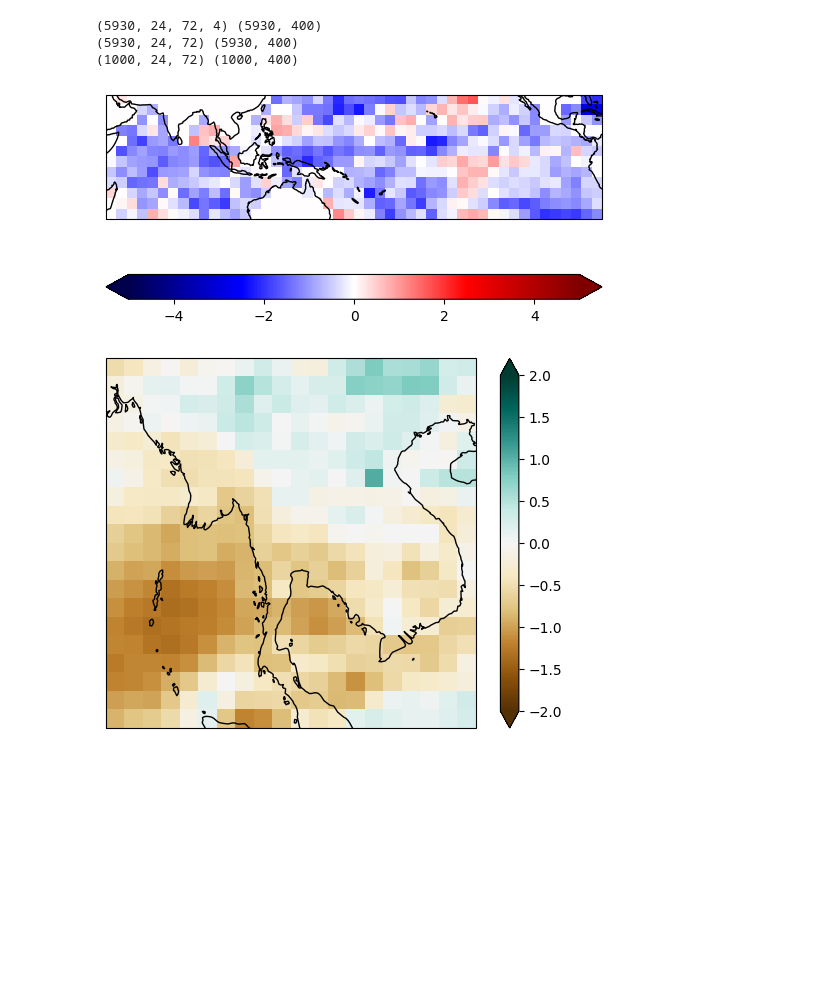
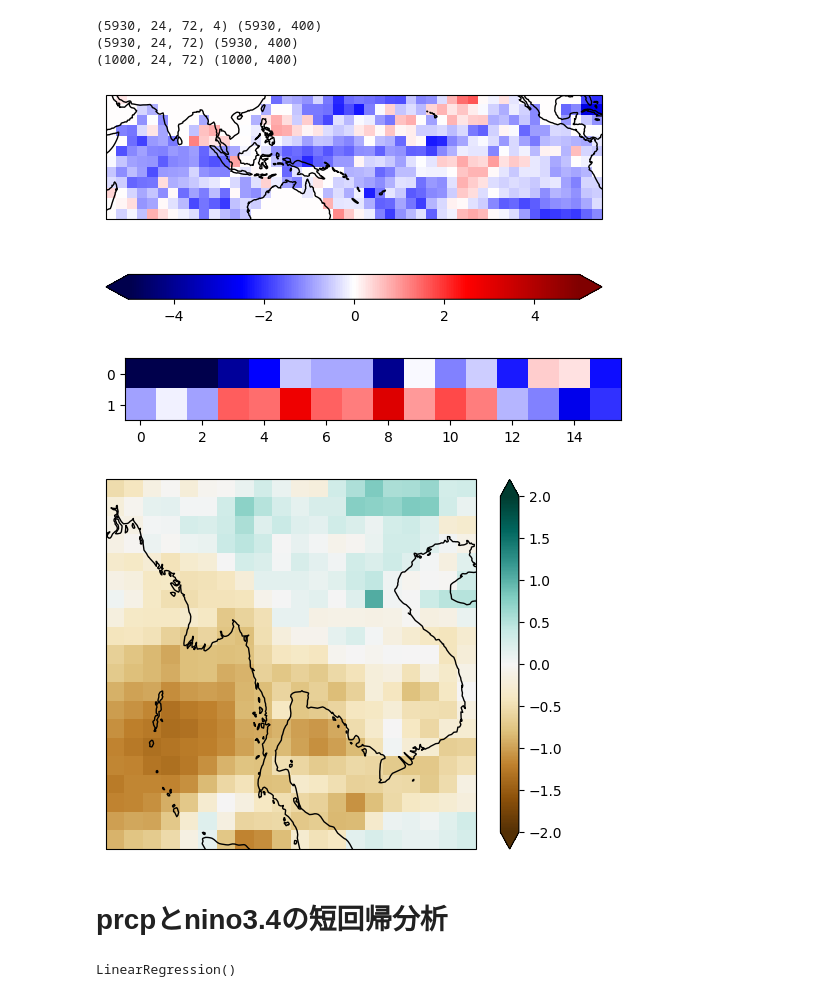
Before and after one commit to HalKiyo/ryzen5900_jupyter_test, a Jupyter notebook: test_workspace/nino34_test/single_regression_analysis.ipynb, the cells around one changed output. Cells and saved outputs as stored; diff of their text form; code cells hidden in the pictures; blank space fills up the shorter version.

Commit message:
regression

```diff
--- a/test_workspace/nino34_test/single_regression_analysis.ipynb
+++ b/test_workspace/nino34_test/single_regression_analysis.ipynb
@@ -119,32 +99,67 @@ with open(val_path, 'rb') as f:
     data = pickle.load(f)
 x_train, y_train, x_val, y_val, val_dct = data['x_train'], data['y_train'], data['x_val'], data['y_val'], data['val_dct']
 val_model, val_year = val_dct['model'], val_dct['year'] # validationモデルと年のdict
 print(x_train.shape, y_train.shape)
 
 # 訓練データ
 sst_train = x_train[:, :, :, 2]
 prcp_train = y_train
 print(sst_train.shape, prcp_train.shape)
 
 # テストデータ
 sst_test = x_val[:, :, :, 2]
 prcp_test = y_val
 print(sst_test.shape, prcp_test.shape)
 
 # テストデータセットに含まれるsstとprcpを確認 index=0
+# nino3.4 index is defined as the average of SST anomalies over the region 5N-5S and 170-120W
 index = 0
+
+# draw 30N-30S, 45E-75W
 img_extent = (-135, 105, -30, 30)
-
 sst_tmp = sst_test[index, :, :]
 sst_masked = mask(sst_tmp)
 ocean = sst_masked[6:18, 9:57]
 show_sst(ocean, img_extent, vmin=-5, vmax=5)
 
+# draw nino3.4
+nino = ocean[5:-5, 27+2:-3]
+plt.imshow(nino, cmap=plt.get_cmap('seismic'), norm=Normalize(vmin=-1.5, vmax=1.5))
+plt.show()
+
+#  draw prcp
 prcp_tmp = prcp_test[index, :].reshape(20, 20)
 show_prcp(prcp_tmp, vmin=-2, vmax=2)
 # %% [output]
 (5930, 24, 72, 4) (5930, 400)
 (5930, 24, 72) (5930, 400)
 (1000, 24, 72) (1000, 400)
 [figure]
-[figure, old version]
+[figure, new version]
+[figure, added]
+# %% [markdown]
+# prcpとnino3.4の短回帰分析
+# %%
+from sklearn.linear_model import LinearRegression
+
+# 特異値行列を計算と指定した特異値ベクトルの確認
+mode_index = 1 # 確認したい特異値ベクトルを選択
+
+# sstの行列を作成
+umi = sst_train[:, 6:18, 9:57] # 太平洋とインド洋の部分を切り出し
+umi = umi[:, 5:-5, 27+2:-3] # nino3.4海域切り出し
+umi = umi.reshape(umi.shape[0], umi.shape[1]*umi.shape[2])
+X = np.mean(umi, axis=1)
+
+# prcpの行列を作成
+ame = prcp_train.reshape(len(prcp_train), 20, 20) # 降水のデータを切り出し
+ame = ame.transpose(1,2,0)
+Y = latlon_to_X(ame) # PRCPの行列を作成
+Y_mean = np.mean(Y, axis=0)
+
+# 短回帰分析
+X, Y_mean = X.reshape(-1,1), Y_mean.reshape(-1,1)
+model_lr = LinearRegression()
+model_lr.fit(X, Y_mean)
+# %% [output]
+LinearRegression()
```
Also changed, not shown: parts of 2 cells of this notebook.
